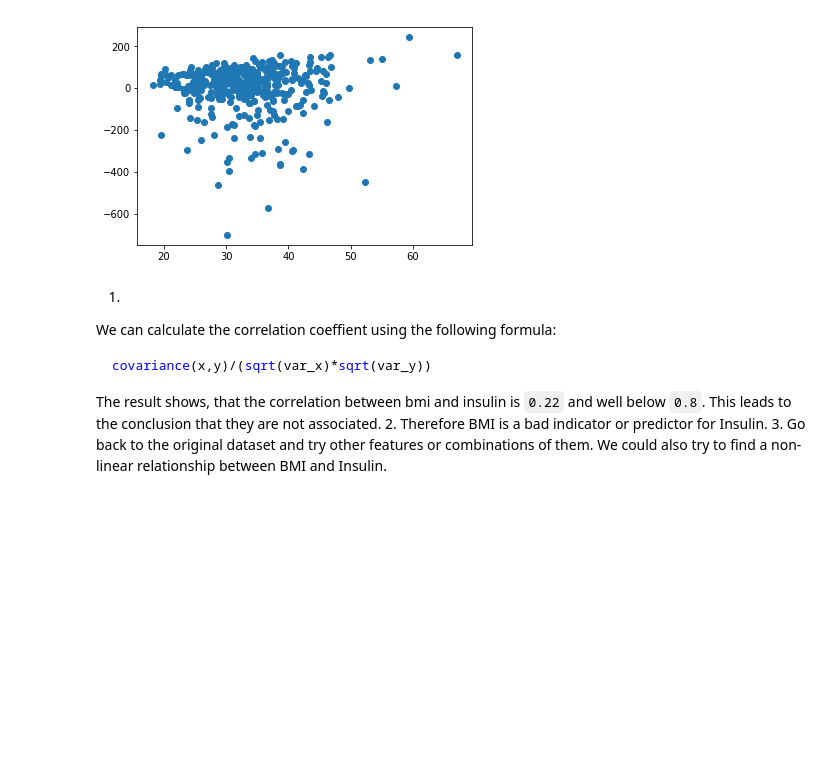
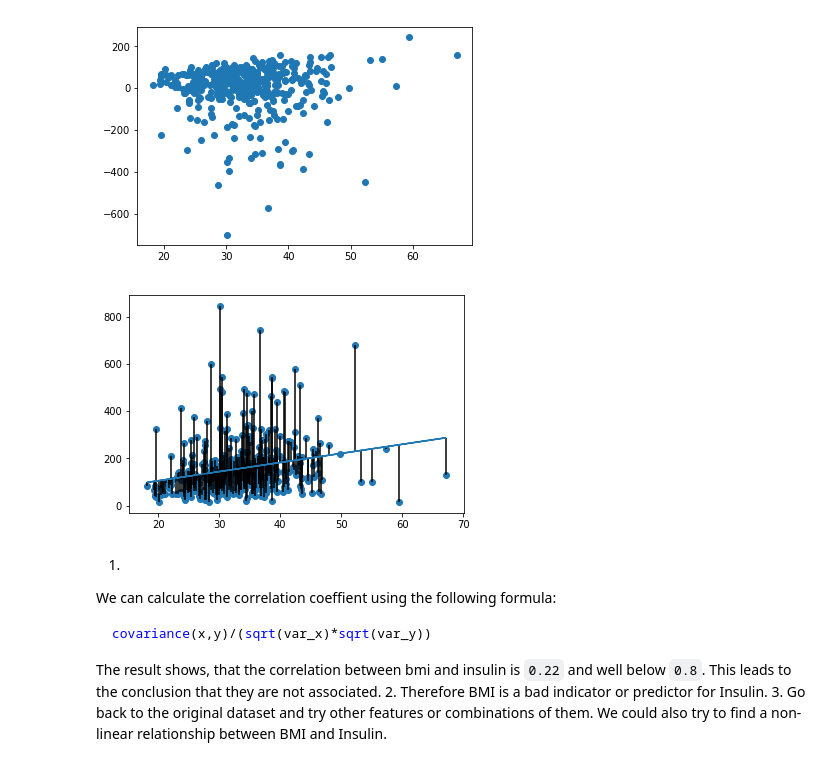
Before and after one commit to sirexeclp/ml4pm, a Jupyter notebook: mlpm_ex01_linear_regression/1_LinRegTut_STUDENT.ipynb, the cells around one changed output. Drawn from its saved outputs; the diff is of its cells as text; code cells hidden in the pictures; blank space fills up the shorter version.

Commit message:
plot residuals

```diff
--- a/mlpm_ex01_linear_regression/1_LinRegTut_STUDENT.ipynb
+++ b/mlpm_ex01_linear_regression/1_LinRegTut_STUDENT.ipynb
@@ -271,6 +271,21 @@ plt.scatter(x, [(p-a) for p,a in zip(predictions,y)])
 # %% [output]
 <matplotlib.collections.PathCollection at 0x...>
 [figure]
+# %%
+#Residuals Plot
+x = list(df.BMI)
+y = list(df.Insulin)
+predictions = simple_linear_regression(x, y)
+
+fig, ax = plt.subplots()
+ax.plot(x,predictions)
+ax.scatter(x, y)
+
+ax.vlines(x,y,predictions)
+
+plt.show()
+# %% [output]
+[figure, added]
 # %% [markdown]
 1.
 We can calculate the correlation coeffient using the following formula:
```
